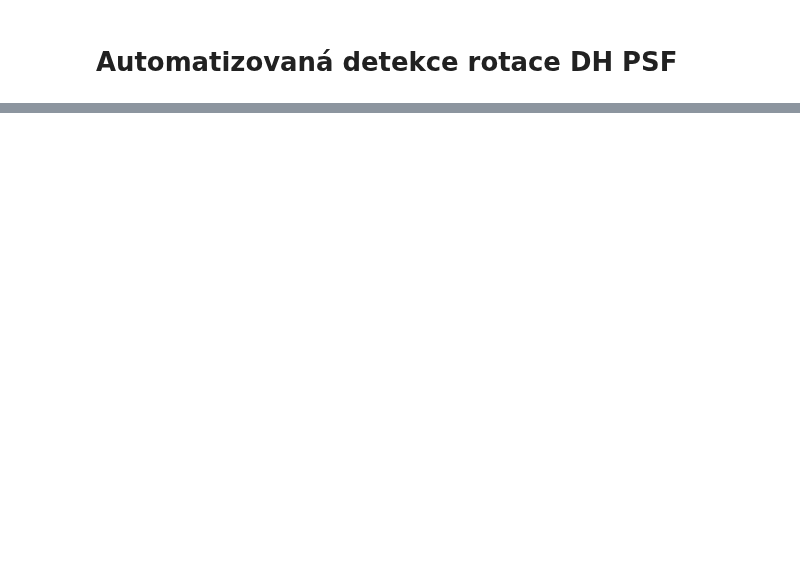
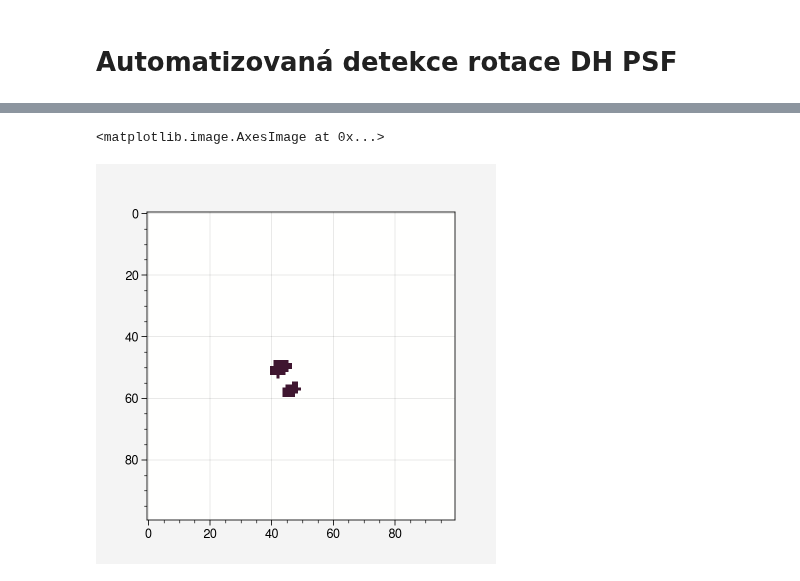
Before and after one commit to Kubiczek36/AF_module_automatition, a Jupyter notebook: psf_rotation.ipynb, the cells around one changed output, grey strips where cells are left out. Cells and saved outputs as stored; diff of their text form; code cells hidden in the pictures; blank space fills up the shorter version.

```diff
--- a/psf_rotation.ipynb
+++ b/psf_rotation.ipynb
@@ -38,0 +82,13 @@ fig.save("vysl.png", dpi=333)
+# %%
+i = -2
+filename = "test_imgs/" + str(i) + ".tiff"
+image = PSFrot.readImage(path=filename)
+image = PSFrot.threshold(image, intensity=0.4)
+cx, cy, rad = PSFrot.findCircles(image)
+imC = gray2rgb(image)
+# %%
+fill_psf = np.abs(1-image)
+plt.imshow(fill_psf)
+# %% [output]
+<matplotlib.image.AxesImage at 0x...>
+[figure, added]
```
Also changed, not shown: parts of 11 cells of this notebook, 1 other file.
